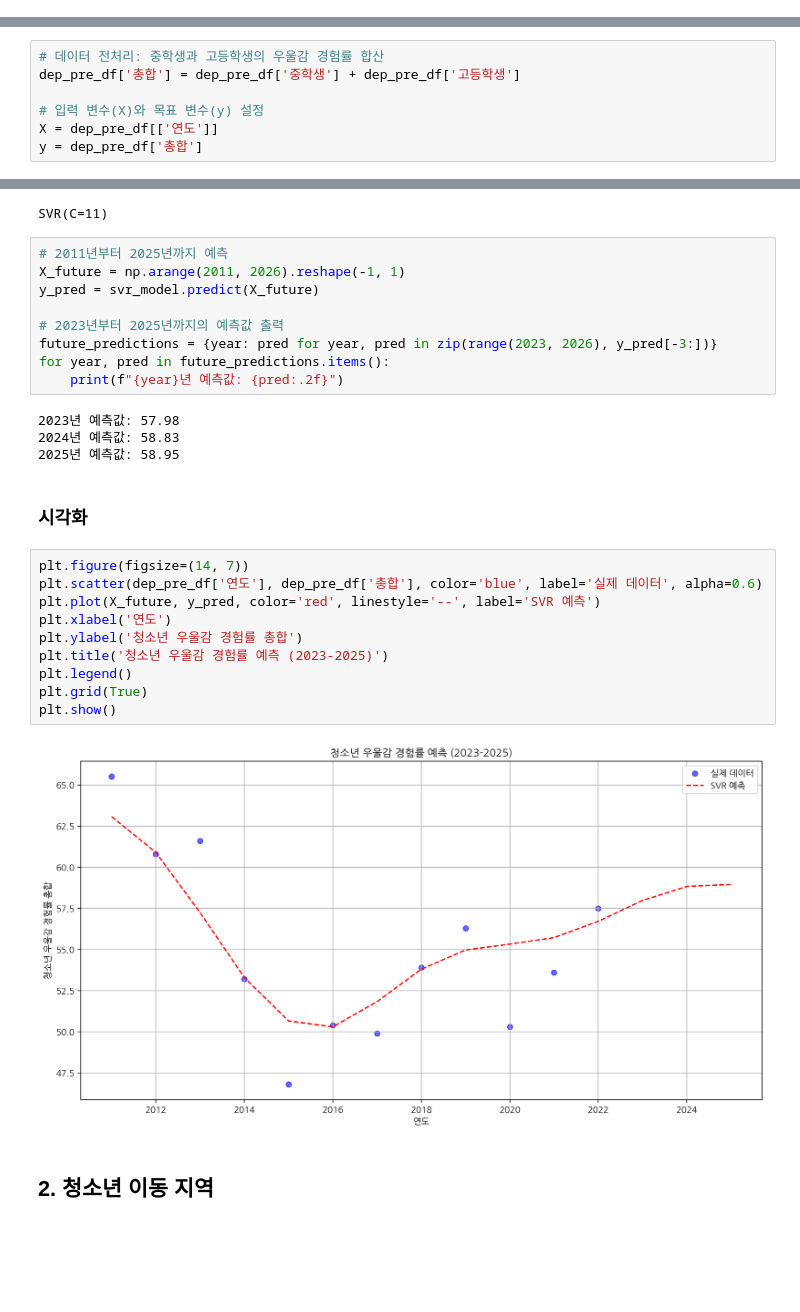
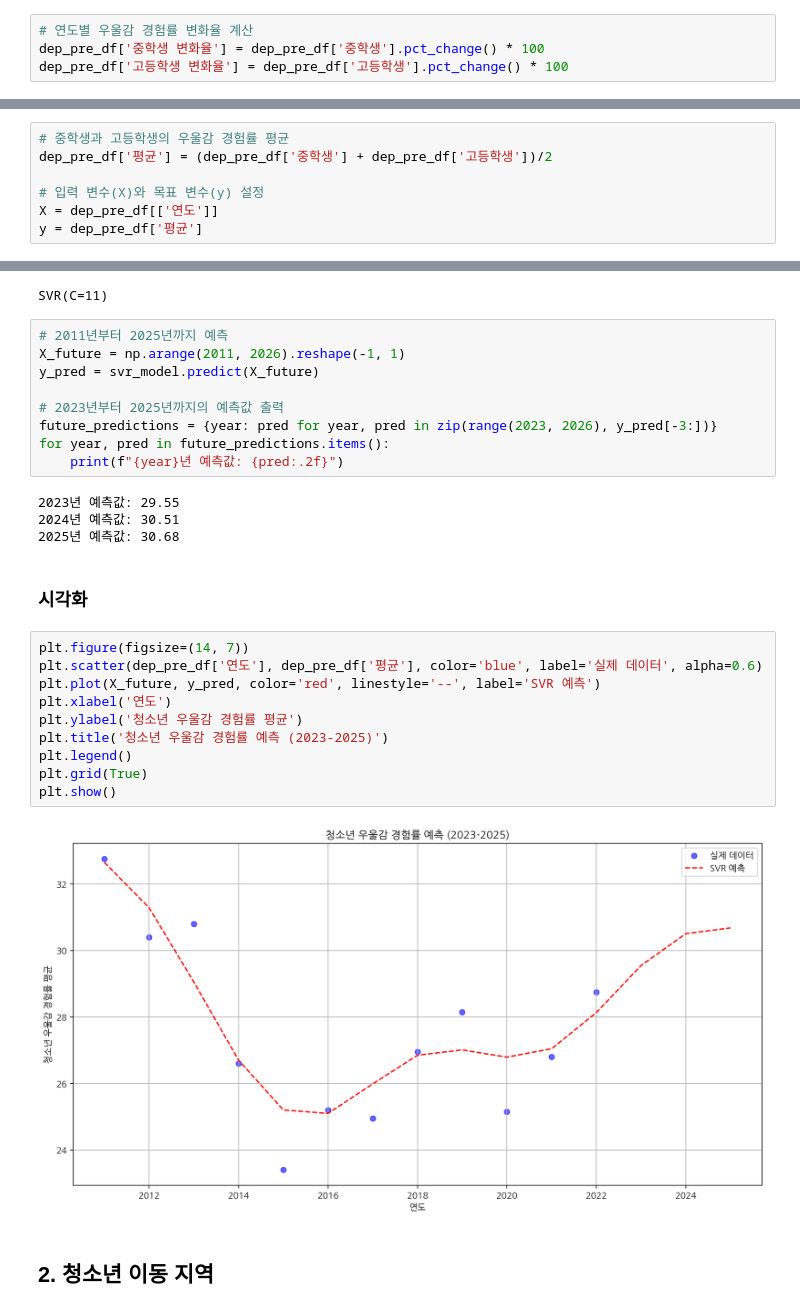
Before and after one commit to thdnjs0730/2024-1-my-BDA, a Jupyter notebook: 데이터분석과제_03조_20231596_최소원_20231596_최소원.ipynb, the cells around one changed output, grey strips where cells are left out. Saved outputs shown, nothing was run; the diff lists cells and outputs as text; blank space fills up the shorter version.

```diff
--- a/데이터분석과제_03조_20231596_최소원_20231596_최소원.ipynb
+++ b/데이터분석과제_03조_20231596_최소원_20231596_최소원.ipynb
@@ -107,0 +118,4 @@ dep_pre_df = pd.read_csv('청소년 우울감 경험률.csv')
+# %%
+# 연도별 우울감 경험률 변화율 계산
+dep_pre_df['중학생 변화율'] = dep_pre_df['중학생'].pct_change() * 100
+dep_pre_df['고등학생 변화율'] = dep_pre_df['고등학생'].pct_change() * 100
@@ -108,10 +136,10 @@ dep_pre_df = pd.read_csv('청소년 우울감 경험률.csv')
 # %%
-# 데이터 전처리: 중학생과 고등학생의 우울감 경험률 합산
-dep_pre_df['총합'] = dep_pre_df['중학생'] + dep_pre_df['고등학생']
+# 중학생과 고등학생의 우울감 경험률 평균
+dep_pre_df['평균'] = (dep_pre_df['중학생'] + dep_pre_df['고등학생'])/2
 
 # 입력 변수(X)와 목표 변수(y) 설정
 X = dep_pre_df[['연도']]
-y = dep_pre_df['총합']
+y = dep_pre_df['평균']
 # %%
 # 데이터 확인
 print(dep_pre_df.head())
@@ -140,23 +168,23 @@ future_predictions = {year: pred for year, pred in zip(range(2023, 2026), y_pred
 for year, pred in future_predictions.items():
     print(f"{year}년 예측값: {pred:.2f}")
 # %% [output]
-2023년 예측값: 57.98
-2024년 예측값: 58.83
-2025년 예측값: 58.95
+2023년 예측값: 29.55
+2024년 예측값: 30.51
+2025년 예측값: 30.68
 # %% [markdown]
 ### 시각화
 # %%
 plt.figure(figsize=(14, 7))
-plt.scatter(dep_pre_df['연도'], dep_pre_df['총합'], color='blue', label='실제 데이터', alpha=0.6)
+plt.scatter(dep_pre_df['연도'], dep_pre_df['평균'], color='blue', label='실제 데이터', alpha=0.6)
 plt.plot(X_future, y_pred, color='red', linestyle='--', label='SVR 예측')
 plt.xlabel('연도')
-plt.ylabel('청소년 우울감 경험률 총합')
+plt.ylabel('청소년 우울감 경험률 평균')
 plt.title('청소년 우울감 경험률 예측 (2023-2025)')
 plt.legend()
 plt.grid(True)
 plt.show()
 # %% [output]
-[figure, old version]
+[figure, new version]
 # %% [markdown]
 ## 2. 청소년 이동 지역
 # %% [markdown]
```
Also changed, not shown: parts of 16 cells of this notebook.
